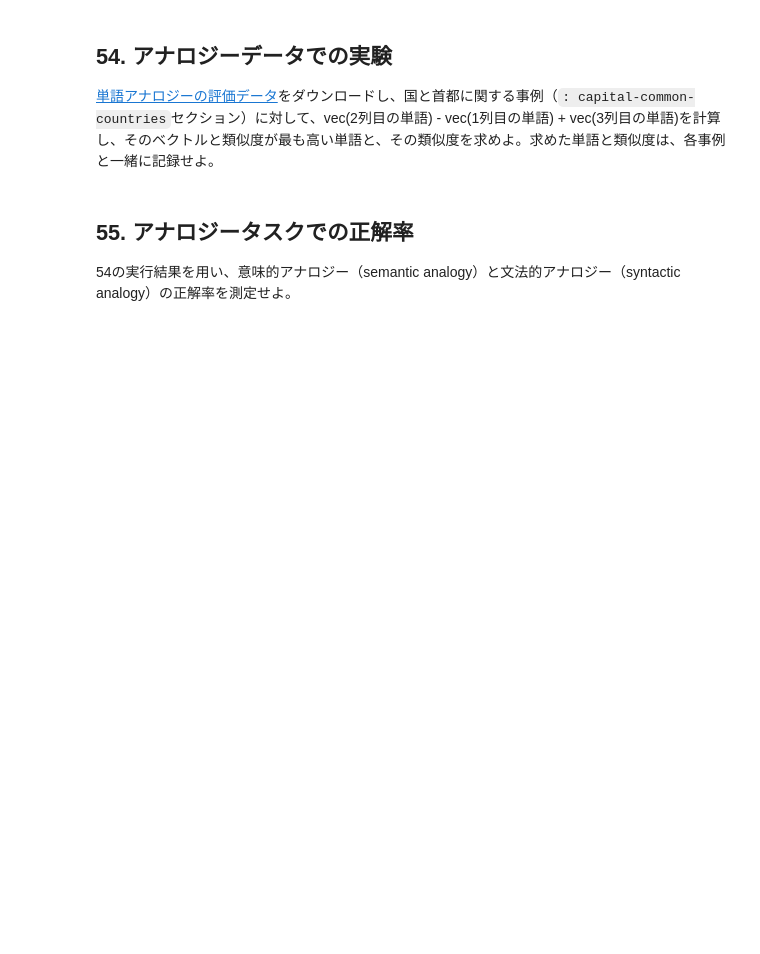
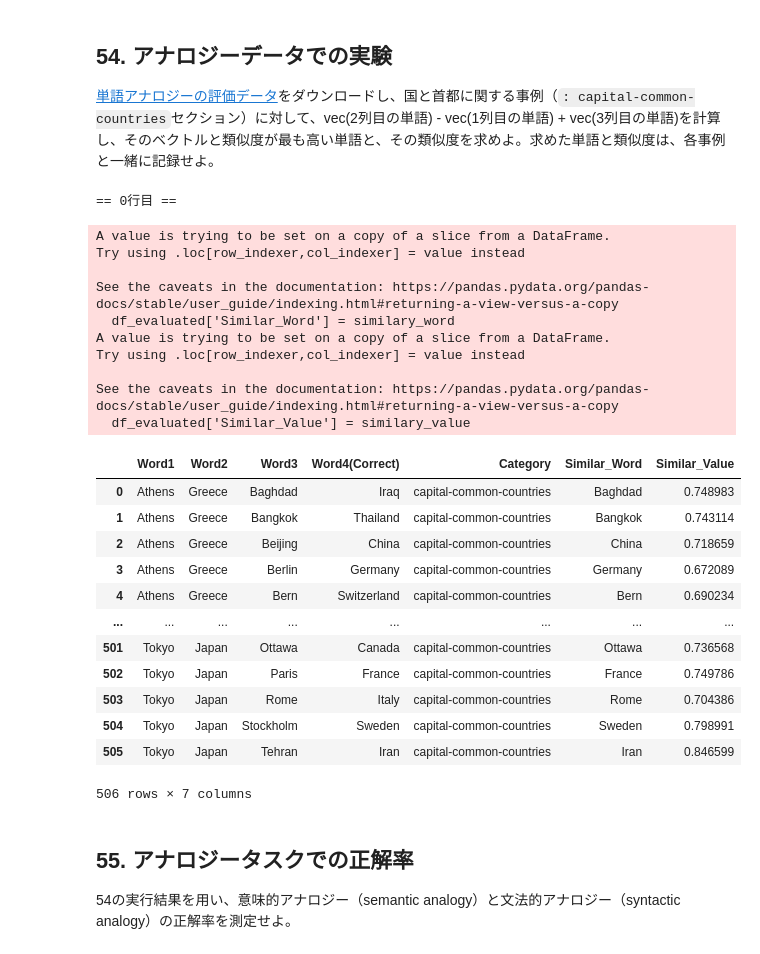
Before and after one commit to tempuraguruguru/nlp, a Jupyter notebook: ja/ch06.ipynb, the cells around one changed output. Drawn from its saved outputs; the diff is of its cells as text; code cells hidden in the pictures; blank space fills up the shorter version.

```diff
--- a/ja/ch06.ipynb
+++ b/ja/ch06.ipynb
@@ -8,0 +36,4 @@ Google Newsデータセット（約1,000億単語）での[学習済み単語ベ
+# %%
+model = KeyedVectors.load_word2vec_format('/content/drive/MyDrive/nlp100/lesson06/GoogleNews-vectors-negative300.bin', binary = True)
+us_vec = model['United_States']
+us_vec
@@ -24,0 +126,60 @@ Google Newsデータセット（約1,000億単語）での[学習済み単語ベ
+# %%
+data = {'Word1': [], 'Word2': [], 'Word3': [], 'Word4(Correct)': [], 'Category': []}
+with open('/content/drive/MyDrive/nlp100/lesson06/questions-words.txt', 'r') as file:
+  category = ''
+  for line in file:
+    line = line.rstrip('\n')
+    if ':' in line:
+      category = re.sub('\s*:\s*(.+)', r'\1', line)
+      continue
+    else:
+      words = re.split('\s+', line)
+      data['Word1'].append(words[0])
+      data['Word2'].append(words[1])
+      data['Word3'].append(words[2])
+      data['Word4(Correct)'].append(words[3])
+      data['Category'].append(category)
+df = pd.DataFrame(data)
+# %%
+df_capital_common_countries = df[df['Category'] == 'capital-common-countries']
+
+similary_word = []
+similary_value = []
+for index, row in df_capital_common_countries.iterrows():
+  if index % 999 == 0:
+    print(f'== {index}行目 ==')
+  most_similar_info = model.most_similar(model[row[1]] - model[row[0]] + model[row[2]], topn = 1)[0]
+  # most_similar_info = model.most_similar(positive = [row[0], row[2]], negative = [row[1]], topn = 1)[0] # 推奨
+  similary_word.append(most_similar_info[0])
+  similary_value.append(most_similar_info[1])
+
+similary_word = pd.Series(similary_word)
+similary_value = pd.Series(similary_value)
+df_capital_common_countries['Similar_Word'] = similary_word
+df_capital_common_countries['Similar_Value'] = similary_value
+df_capital_common_countries
+# %% [output]
+== 0行目 ==
+A value is trying to be set on a copy of a slice from a DataFrame.
+Try using .loc[row_indexer,col_indexer] = value instead
+
+See the caveats in the documentation: https://pandas.pydata.org/pandas-docs/stable/user_guide/indexing.html#returning-a-view-versus-a-copy
+  df_evaluated['Similar_Word'] = similary_word
+A value is trying to be set on a copy of a slice from a DataFrame.
+Try using .loc[row_indexer,col_indexer] = value instead
+
+See the caveats in the documentation: https://pandas.pydata.org/pandas-docs/stable/user_guide/indexing.html#returning-a-view-versus-a-copy
+  df_evaluated['Similar_Value'] = similary_value
+|  | Word1 | Word2 | Word3 | Word4(Correct) | Category | Similar_Word | Similar_Value |
+| 0 | Athens | Greece | Baghdad | Iraq | capital-common-countries | Baghdad | 0.748983 |
+| 1 | Athens | Greece | Bangkok | Thailand | capital-common-countries | Bangkok | 0.743114 |
+| 2 | Athens | Greece | Beijing | China | capital-common-countries | China | 0.718659 |
+| 3 | Athens | Greece | Berlin | Germany | capital-common-countries | Germany | 0.672089 |
+| 4 | Athens | Greece | Bern | Switzerland | capital-common-countries | Bern | 0.690234 |
+| ... | ... | ... | ... | ... | ... | ... | ... |
+| 501 | Tokyo | Japan | Ottawa | Canada | capital-common-countries | Ottawa | 0.736568 |
+| 502 | Tokyo | Japan | Paris | France | capital-common-countries | France | 0.749786 |
+| 503 | Tokyo | Japan | Rome | Italy | capital-common-countries | Rome | 0.704386 |
+| 504 | Tokyo | Japan | Stockholm | Sweden | capital-common-countries | Sweden | 0.798991 |
+| 505 | Tokyo | Japan | Tehran | Iran | capital-common-countries | Iran | 0.846599 |
+506 rows × 7 columns
```
Also changed, not shown: parts of 20 cells of this notebook.
